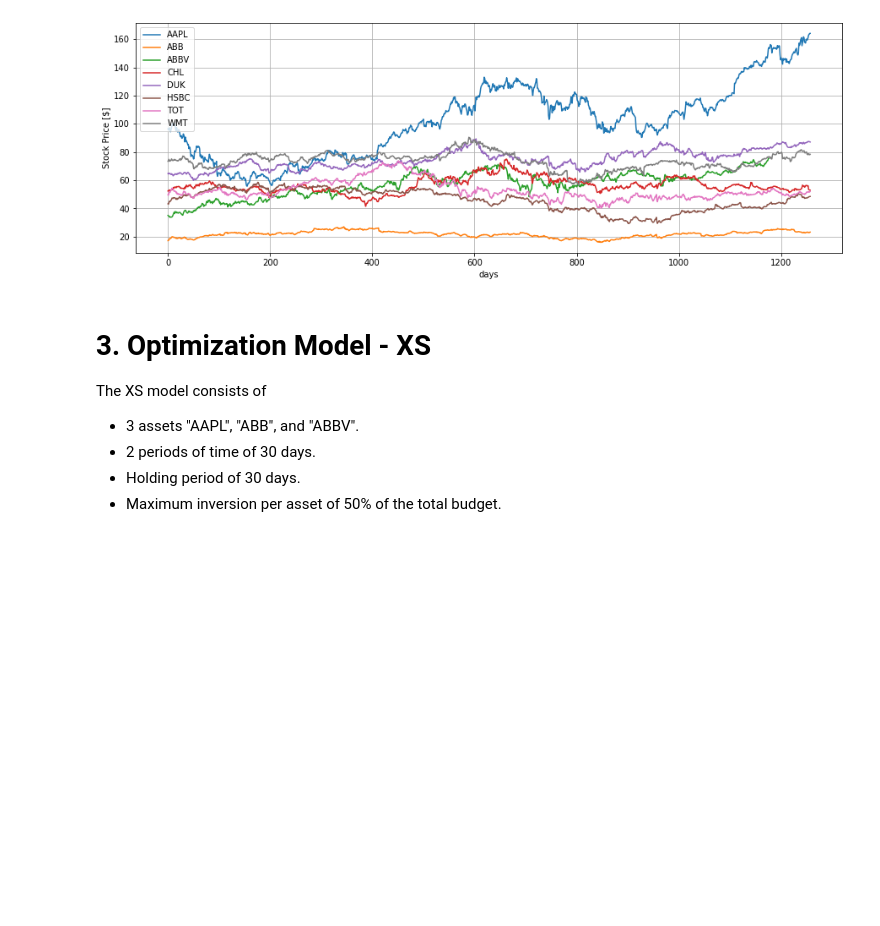
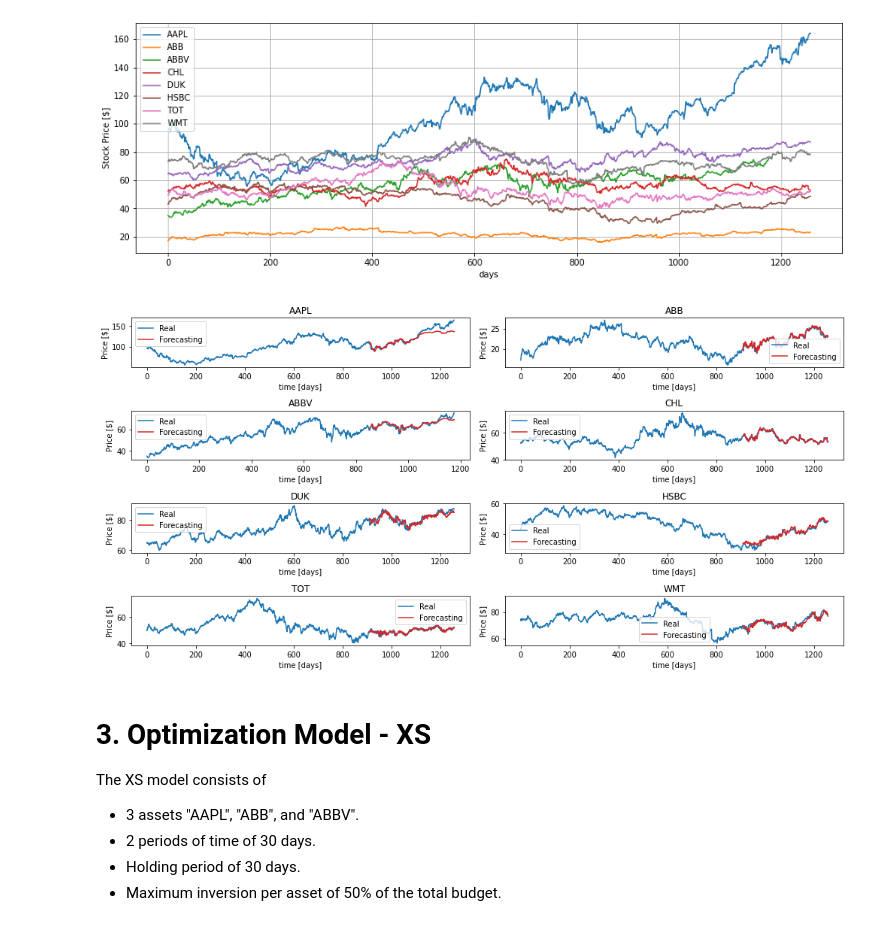
Before and after one commit to alejomonbar/Quantum-Counselor-for-Portfolio-Investment, a Jupyter notebook: Portfolio-Optimization.ipynb, the cells around one changed output. Cells and saved outputs as stored; diff of their text form; code cells hidden in the pictures; blank space fills up the shorter version.

```diff
--- a/Portfolio-Optimization.ipynb
+++ b/Portfolio-Optimization.ipynb
@@ -148,6 +165,23 @@ plt.legend()
 plt.grid()
 # %% [output]
 [figure]
+# %%
+fig, ax = plt.subplots(4,2, figsize = (14,7))
+for i in range(4):
+    for j in range(2):
+        l = len(stocks_real[stocks_name[j + 2*i]])
+        l2 = len(stocks_forecasting[stocks_name[j + 2*i]])
+        t2 = np.arange(l-l2,l)
+        ax[i,j].plot(stocks_real[stocks_name[j + 2*i]])
+        ax[i,j].plot(t2,stocks_forecasting[stocks_name[j + 2*i]], color="tab:red")
+        ax[i,j].set_title(stocks_name[j + 2*i])
+        ax[i,j].legend(["Real", "Forecasting"])
+        ax[i,j].set_xlabel("time [days]")
+        ax[i,j].set_ylabel("Price [$]")
+plt.tight_layout()
+plt.savefig("./Images/Stock_predictions.png")
+# %% [output]
+[figure, added]
 # %% [markdown]
 # 3. Optimization Model - XS
 
```
Also changed, not shown: parts of 35 cells of this notebook, 43 other files.
